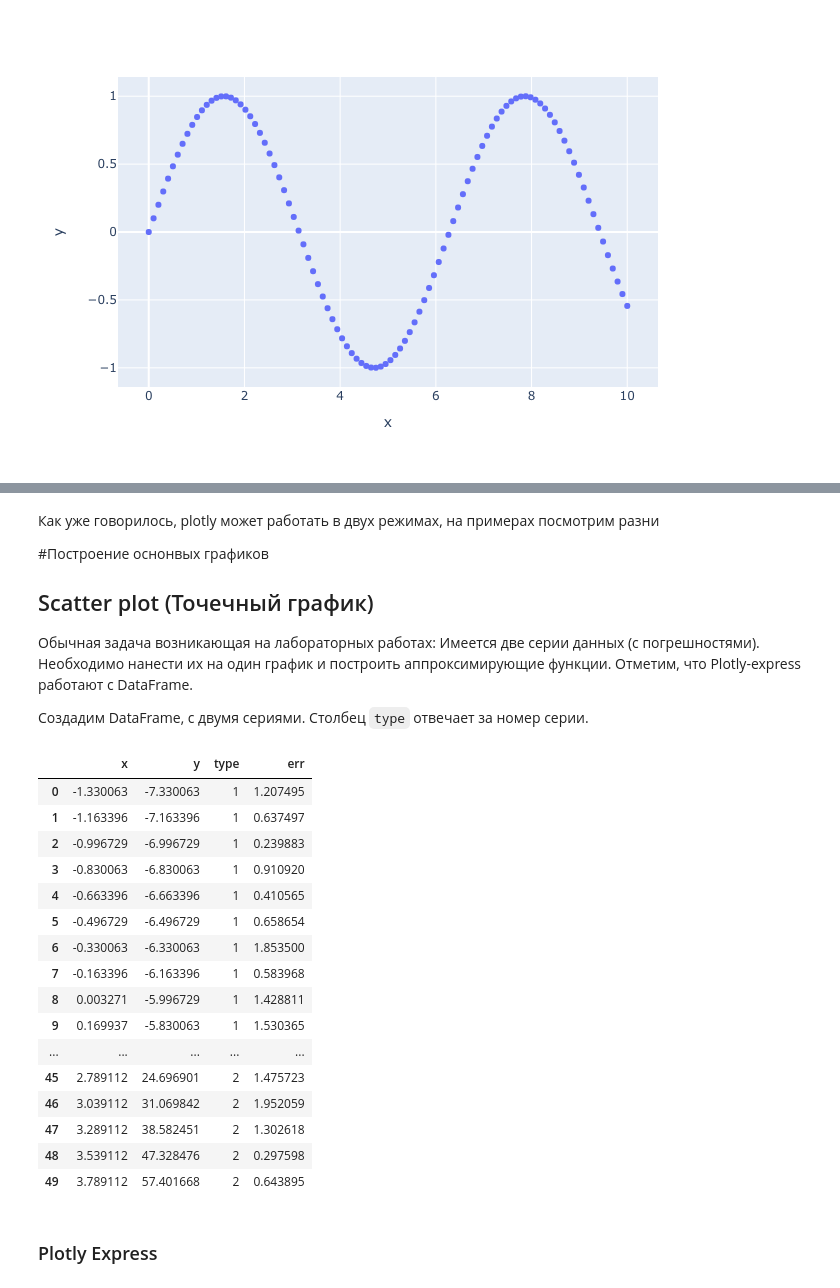
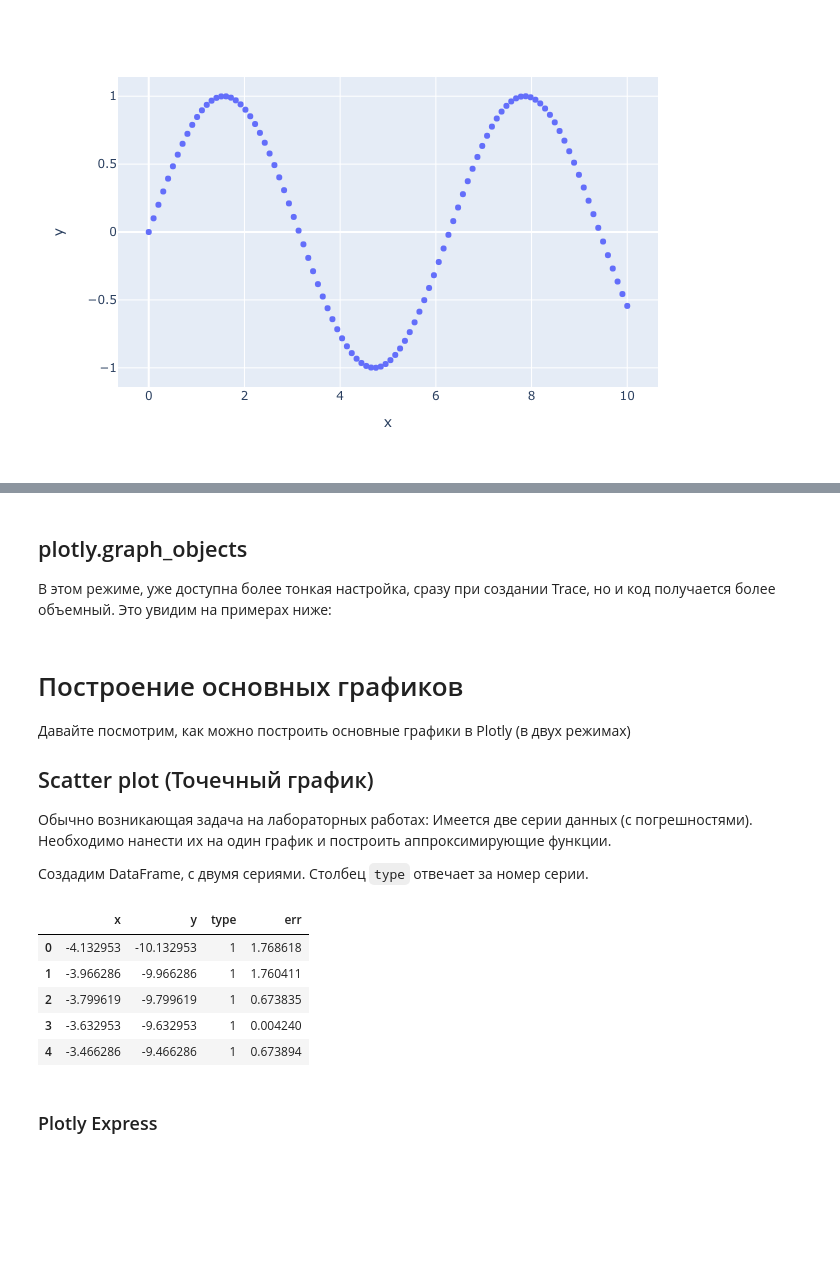
Before and after one commit to Pavel0109/git, a Jupyter notebook: visualization/plotly.ipynb, the cells around one changed output, grey strips where cells are left out. Cells and saved outputs as stored; diff of their text form; code cells hidden in the pictures; blank space fills up the shorter version.

```diff
--- a/visualization/plotly.ipynb
+++ b/visualization/plotly.ipynb
@@ -59,40 +162,33 @@ fig.show(renderer="png")
+# %% [markdown]
+## plotly.graph_objects
+
+В этом режиме, уже доступна более тонкая настройка, сразу при создании Trace, но и код получается более объемный. Это увидим на примерах ниже:
 # %% [markdown]
-Как уже говорилось, plotly может работать в двух режимах, на примерах посмотрим разни
+# Построение основных графиков
+Давайте посмотрим, как можно построить основные графики в Plotly (в двух режимах)
 
-#Построение оснонвых графиков
 ## Scatter plot (Точечный график)
-
-Обычная задача возникающая на лабораторных работах:
-Имеется две серии данных (c погрешностями). Необходимо нанести их на один график и построить аппроксимирующие функции. Отметим, что Plotly-express работают с DataFrame.
+Обычно возникающая задача на лабораторных работах:
+Имеется две серии данных (c погрешностями). Необходимо нанести их на один график и построить аппроксимирующие функции.
 
 Создадим DataFrame, с двумя сериями. Столбец `type` отвечает за номер серии.
 # %%
 x1 = np.linspace(-2,2 ,25) + np.random.randn()
 x2 = np.linspace(-3,3 ,25) + np.random.randn()
 e = np.random.sample(50)*2
 
 y1 = x1 - 6
 y2 = np.power(x2, 3) + 3
-data = pd.DataFrame({'x':np.append(x1,x2),'y':np.append(y1,y2),'type':np.repeat(['1','2'], 25),'err':e})
-data
+df = pd.DataFrame({'x':np.append(x1,x2),'y':np.append(y1,y2),'type':np.repeat([1,2], 25),'err':e})
+df["type"] = df["type"].astype(str)
+df.head()
 # %% [output]
 |  | x | y | type | err |
-| 0 | -1.330063 | -7.330063 | 1 | 1.207495 |
-| 1 | -1.163396 | -7.163396 | 1 | 0.637497 |
-| 2 | -0.996729 | -6.996729 | 1 | 0.239883 |
-| 3 | -0.830063 | -6.830063 | 1 | 0.910920 |
-| 4 | -0.663396 | -6.663396 | 1 | 0.410565 |
-| 5 | -0.496729 | -6.496729 | 1 | 0.658654 |
-| 6 | -0.330063 | -6.330063 | 1 | 1.853500 |
-| 7 | -0.163396 | -6.163396 | 1 | 0.583968 |
-| 8 | 0.003271 | -5.996729 | 1 | 1.428811 |
-| 9 | 0.169937 | -5.830063 | 1 | 1.530365 |
-| ... | ... | ... | ... | ... |
-| 45 | 2.789112 | 24.696901 | 2 | 1.475723 |
-| 46 | 3.039112 | 31.069842 | 2 | 1.952059 |
-| 47 | 3.289112 | 38.582451 | 2 | 1.302618 |
-| 48 | 3.539112 | 47.328476 | 2 | 0.297598 |
-| 49 | 3.789112 | 57.401668 | 2 | 0.643895 |
+| 0 | -4.132953 | -10.132953 | 1 | 1.768618 |
+| 1 | -3.966286 | -9.966286 | 1 | 1.760411 |
+| 2 | -3.799619 | -9.799619 | 1 | 0.673835 |
+| 3 | -3.632953 | -9.632953 | 1 | 0.004240 |
+| 4 | -3.466286 | -9.466286 | 1 | 0.673894 |
 # %% [markdown]
 ### Plotly Express
 # %%
```
Also changed, not shown: parts of 28 cells of this notebook, 1 other file.
